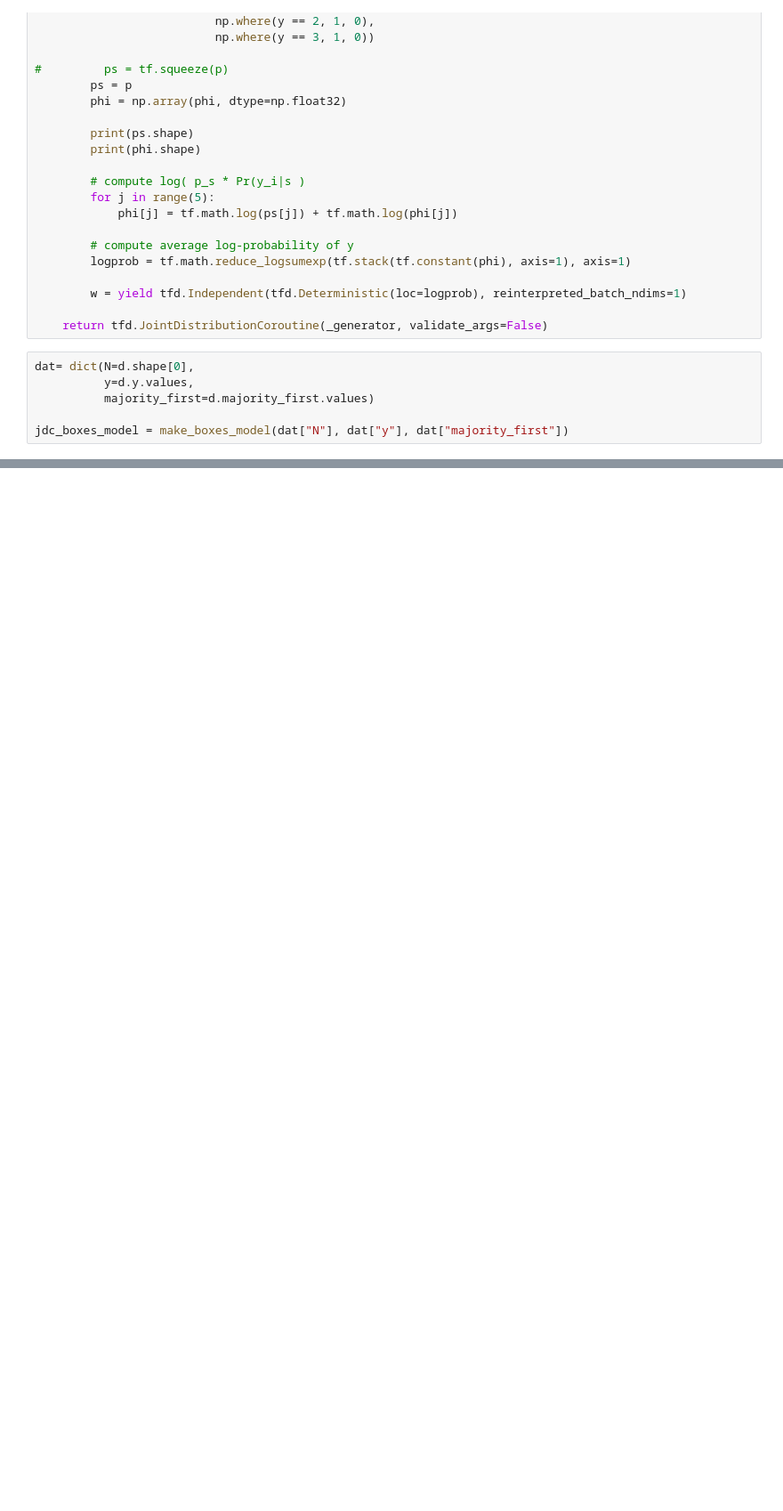
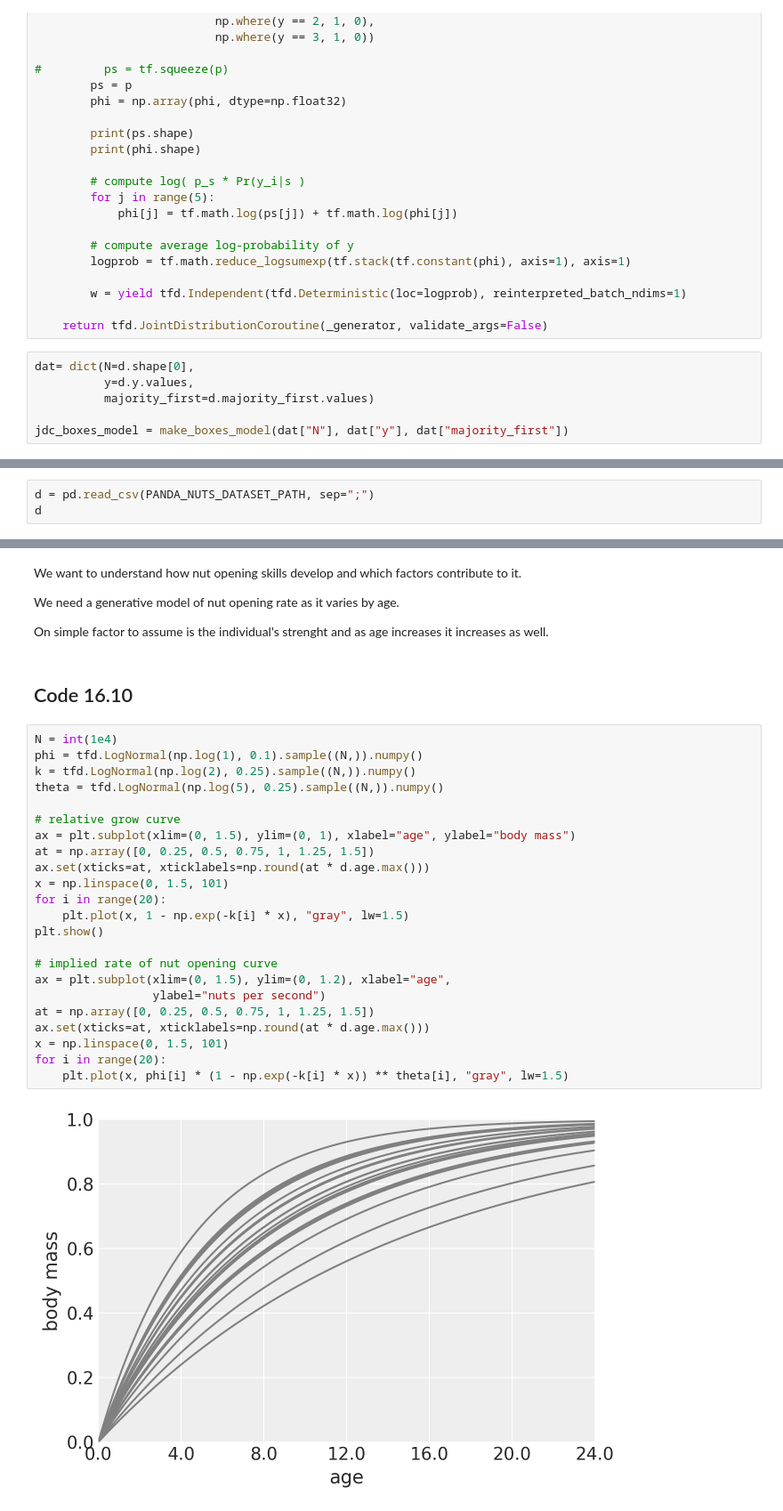
Before and after one commit to ksachdeva/rethinking-tensorflow-probability, a Jupyter notebook: notebooks/16_generalized_linear_madness.ipynb, the cells around one changed output, grey strips where cells are left out. Shown at 89% size. Drawn from its saved outputs; the diff is of its cells as text; blank space fills up the shorter version.

```diff
--- a/notebooks/16_generalized_linear_madness.ipynb
+++ b/notebooks/16_generalized_linear_madness.ipynb
@@ -416,0 +423,3 @@ InvalidArgumentError: Incompatible shapes: [1,5] vs. [629] [Op:AddV2] name: Join
+# %%
+d = pd.read_csv(PANDA_NUTS_DATASET_PATH, sep=";")
+d
@@ -416,0 +440,33 @@ InvalidArgumentError: Incompatible shapes: [1,5] vs. [629] [Op:AddV2] name: Join
+# %% [markdown]
+We want to understand how nut opening skills develop and which factors contribute to it.
+
+We need a generative model of nut opening rate as it varies by age.
+
+On simple factor to assume is the individual's strenght and as age increases it increases as well.
+# %% [markdown]
+## Code 16.10
+# %%
+N = int(1e4)
+phi = tfd.LogNormal(np.log(1), 0.1).sample((N,)).numpy()
+k = tfd.LogNormal(np.log(2), 0.25).sample((N,)).numpy()
+theta = tfd.LogNormal(np.log(5), 0.25).sample((N,)).numpy()
+
+# relative grow curve
+ax = plt.subplot(xlim=(0, 1.5), ylim=(0, 1), xlabel="age", ylabel="body mass")
+at = np.array([0, 0.25, 0.5, 0.75, 1, 1.25, 1.5])
+ax.set(xticks=at, xticklabels=np.round(at * d.age.max()))
+x = np.linspace(0, 1.5, 101)
+for i in range(20):
+    plt.plot(x, 1 - np.exp(-k[i] * x), "gray", lw=1.5)
+plt.show()
+
+# implied rate of nut opening curve
+ax = plt.subplot(xlim=(0, 1.5), ylim=(0, 1.2), xlabel="age",
+                 ylabel="nuts per second")
+at = np.array([0, 0.25, 0.5, 0.75, 1, 1.25, 1.5])
+ax.set(xticks=at, xticklabels=np.round(at * d.age.max()))
+x = np.linspace(0, 1.5, 101)
+for i in range(20):
+    plt.plot(x, phi[i] * (1 - np.exp(-k[i] * x)) ** theta[i], "gray", lw=1.5)
+# %% [output]
+[figure, added]
```
Also changed, not shown: parts of 13 cells of this notebook.
